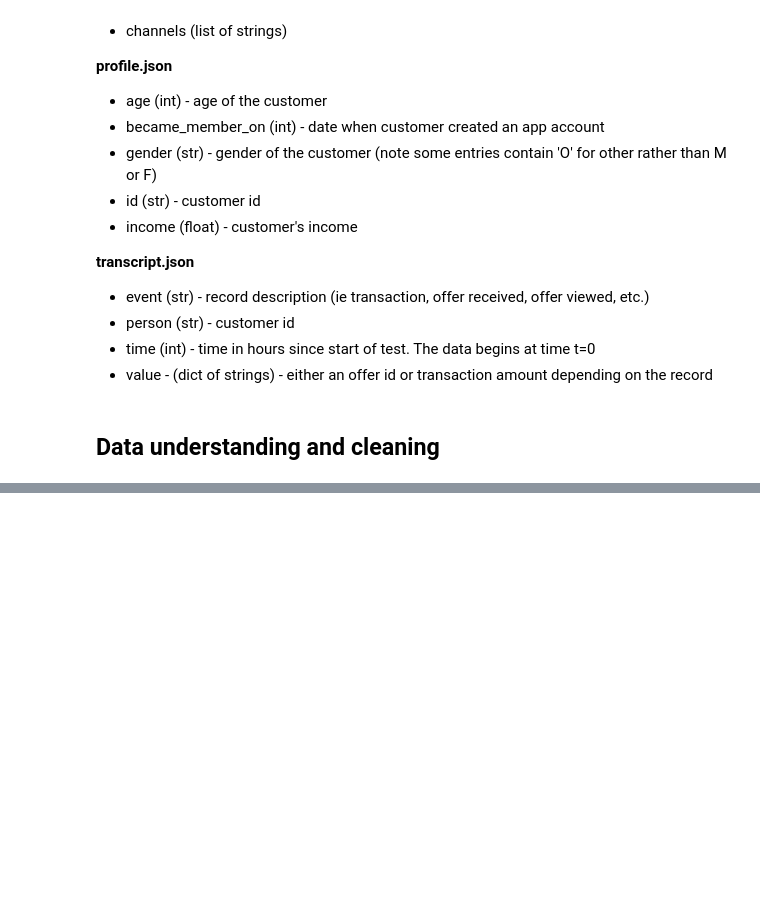
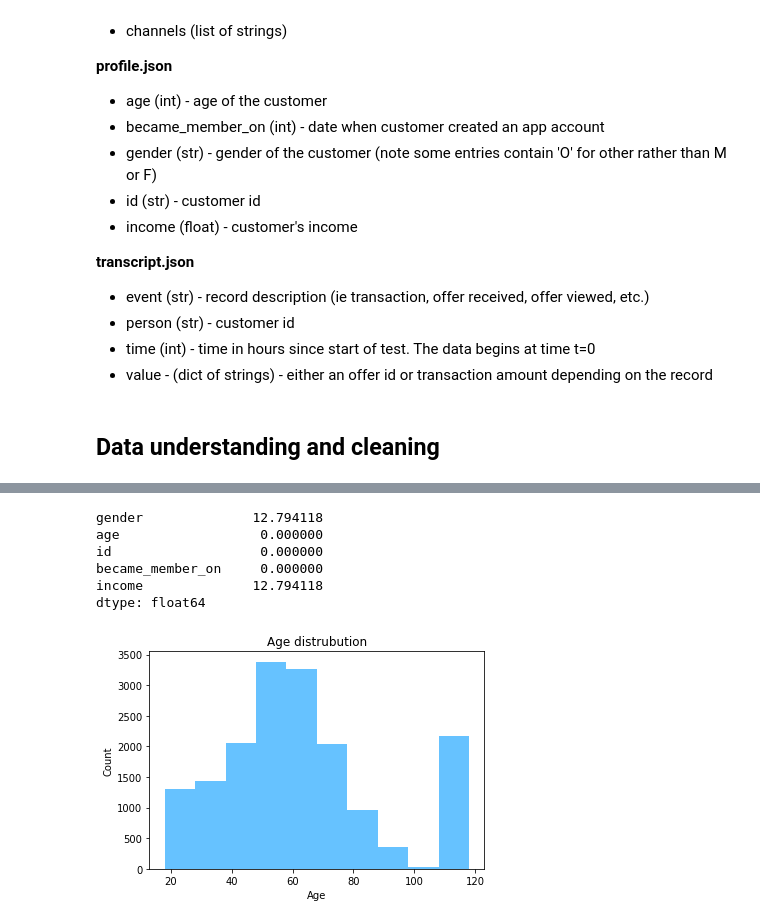
Before and after one commit to amitborkar98/Starbucks-capstone, a Jupyter notebook: Starbucks_Capstone_notebook.ipynb, the cells around one changed output, grey strips where cells are left out. Saved outputs shown, nothing was run; the diff lists cells and outputs as text; code cells hidden in the pictures; blank space fills up the shorter version.

Commit message:
Cleaned, analysed and explored the profile data

```diff
--- a/Starbucks_Capstone_notebook.ipynb
+++ b/Starbucks_Capstone_notebook.ipynb
@@ -115,0 +151,17 @@ portfolio
+# %%
+profile.isna().sum() * 100 / profile.shape[0]
+# %% [output]
+gender              12.794118
+age                  0.000000
+id                   0.000000
+became_member_on     0.000000
+income              12.794118
+dtype: float64
+# %%
+# ploting the age distribution in the profile data
+plt.hist(data = profile , x='age',color = '#66c2ff')
+plt.title('Age distrubution');
+plt.xlabel('Age');
+plt.ylabel('Count');
+# %% [output]
+[figure, added]
```
Also changed, not shown: parts of 11 cells of this notebook.
